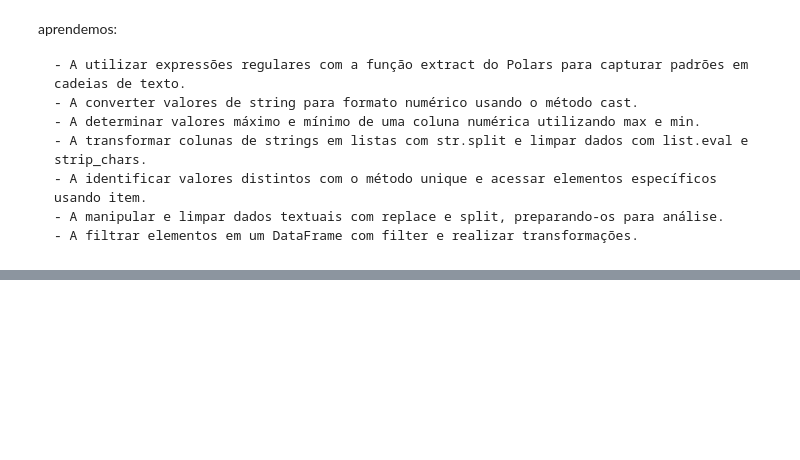
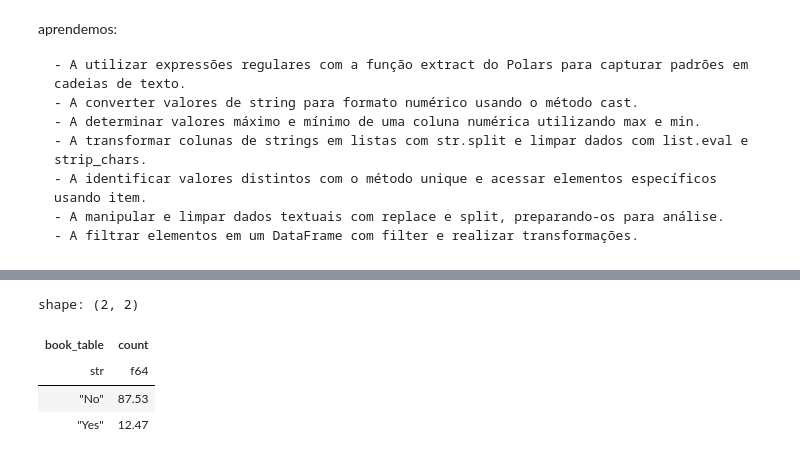
Before and after one commit to leandroclv/polars_alura, a Jupyter notebook: introducao.ipynb, the cells around one changed output, grey strips where cells are left out. Drawn from its saved outputs; the diff is of its cells as text; code cells hidden in the pictures; blank space fills up the shorter version.

```diff
--- a/introducao.ipynb
+++ b/introducao.ipynb
@@ -545,0 +585,12 @@ aprendemos:
+# %%
+restaurantes.select([
+    pl.col('book_table').value_counts()
+]).unnest('book_table').with_columns(
+    (pl.col('count')/total_registros * 100).round(2)
+)
+# %% [output]
+shape: (2, 2)
+| book_table | count |
+| str | f64 |
+| "No" | 87.53 |
+| "Yes" | 12.47 |
```
Also changed, not shown: parts of 6 cells of this notebook.
